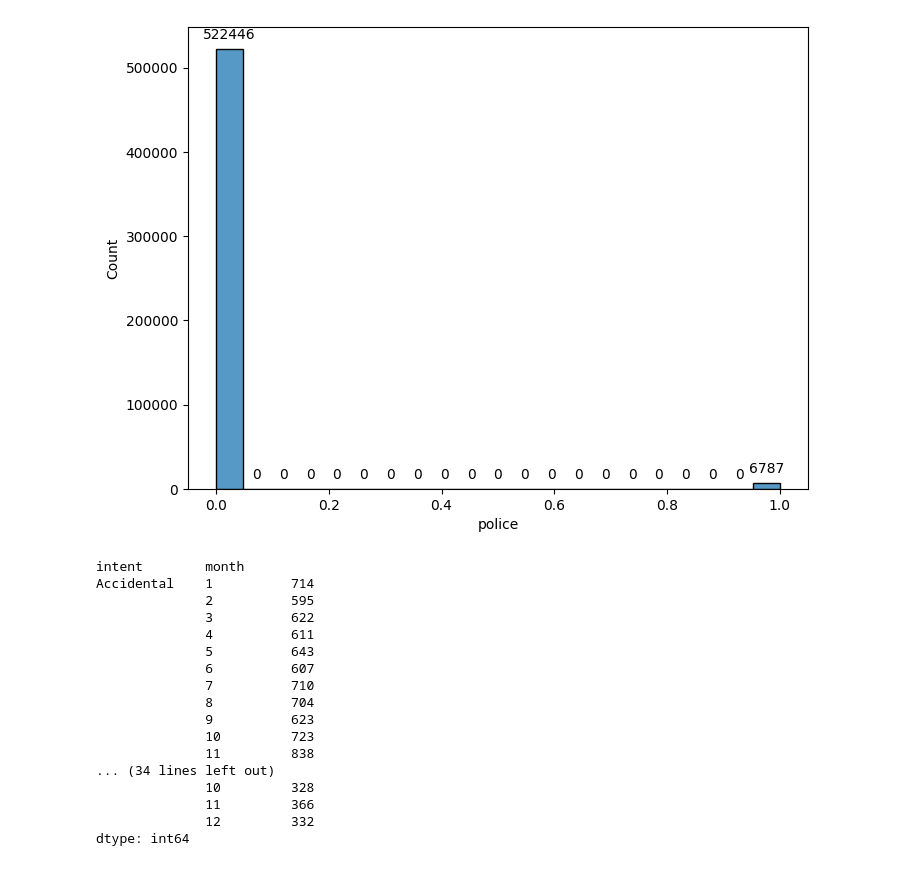
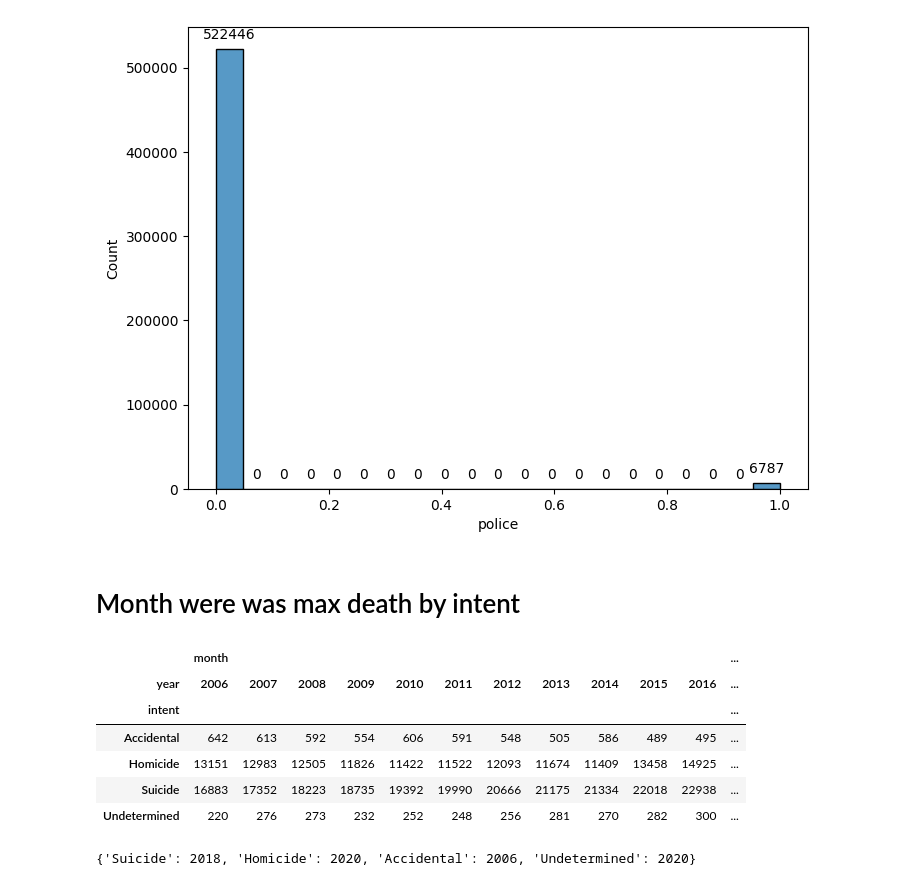
Before and after one commit to RamiroLedezma/EDA_GUNS_DEATH, a Jupyter notebook: eda.ipynb, the cells around one changed output. Cells and saved outputs as stored; diff of their text form; code cells hidden in the pictures.

```diff
--- a/eda.ipynb
+++ b/eda.ipynb
@@ -200,23 +241,35 @@ for p in axes.patches:
                         ha='center', va='center', xytext=(0, 10), textcoords='offset points')
 # %% [output]
 [figure]
-# %%
-df.groupby(['intent', 'month']).size()
-# %% [output]
-intent        month
-Accidental    1          714
-              2          595
-              3          622
-              4          611
-              5          643
-              6          607
-              7          710
-              8          704
-              9          623
-              10         723
-              11         838
-... (34 lines left out)
-              10         328
-              11         366
-              12         332
-dtype: int64
+# %% [markdown]
+# Month were was max death by intent
+# %%
+pd.pivot_table(df,
+               index=['intent'],
+               columns=[ 'year'],
+               aggfunc={'month': 'count'})
+# %% [output]
+|  | month |  |  |  |  |  |  |  |  |  |  | ... |
+| year | 2006 | 2007 | 2008 | 2009 | 2010 | 2011 | 2012 | 2013 | 2014 | 2015 | 2016 | ... |
+| intent |  |  |  |  |  |  |  |  |  |  |  | ... |
+| Accidental | 642 | 613 | 592 | 554 | 606 | 591 | 548 | 505 | 586 | 489 | 495 | ... |
+| Homicide | 13151 | 12983 | 12505 | 11826 | 11422 | 11522 | 12093 | 11674 | 11409 | 13458 | 14925 | ... |
+| Suicide | 16883 | 17352 | 18223 | 18735 | 19392 | 19990 | 20666 | 21175 | 21334 | 22018 | 22938 | ... |
+| Undetermined | 220 | 276 | 273 | 232 | 252 | 248 | 256 | 281 | 270 | 282 | 300 | ... |
+# %%
+def max_death_year_by_intent(df):
+    results = {}
+
+    for intent in df['intent'].unique():
+        intent_subset = df[df['intent'] == intent]
+
+        if not intent_subset.empty:
+            max_year = intent_subset.groupby('year').size().idxmax()
+            results[intent] = max_year
+
+    return results
+
+max_death_years = max_death_year_by_intent(df)
+max_death_years
+# %% [output]
+{'Suicide': 2018, 'Homicide': 2020, 'Accidental': 2006, 'Undetermined': 2020}
```
Also changed, not shown: parts of 5 cells of this notebook.
